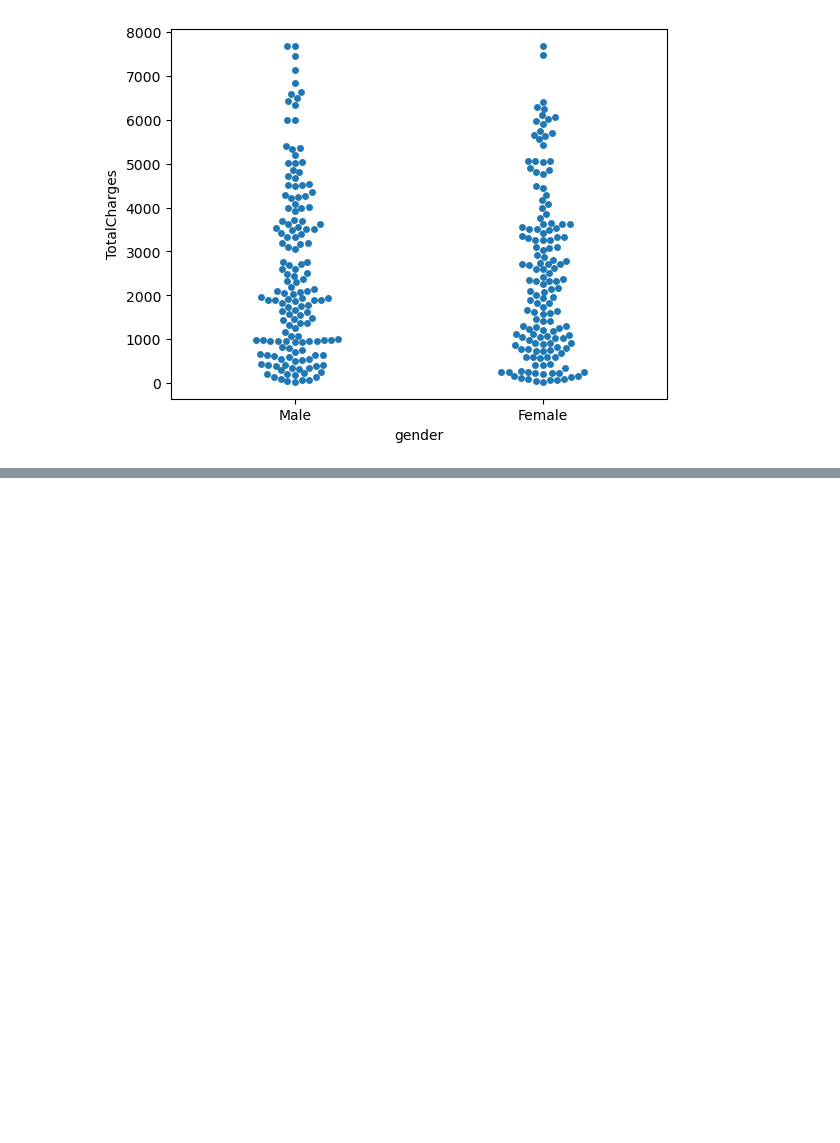
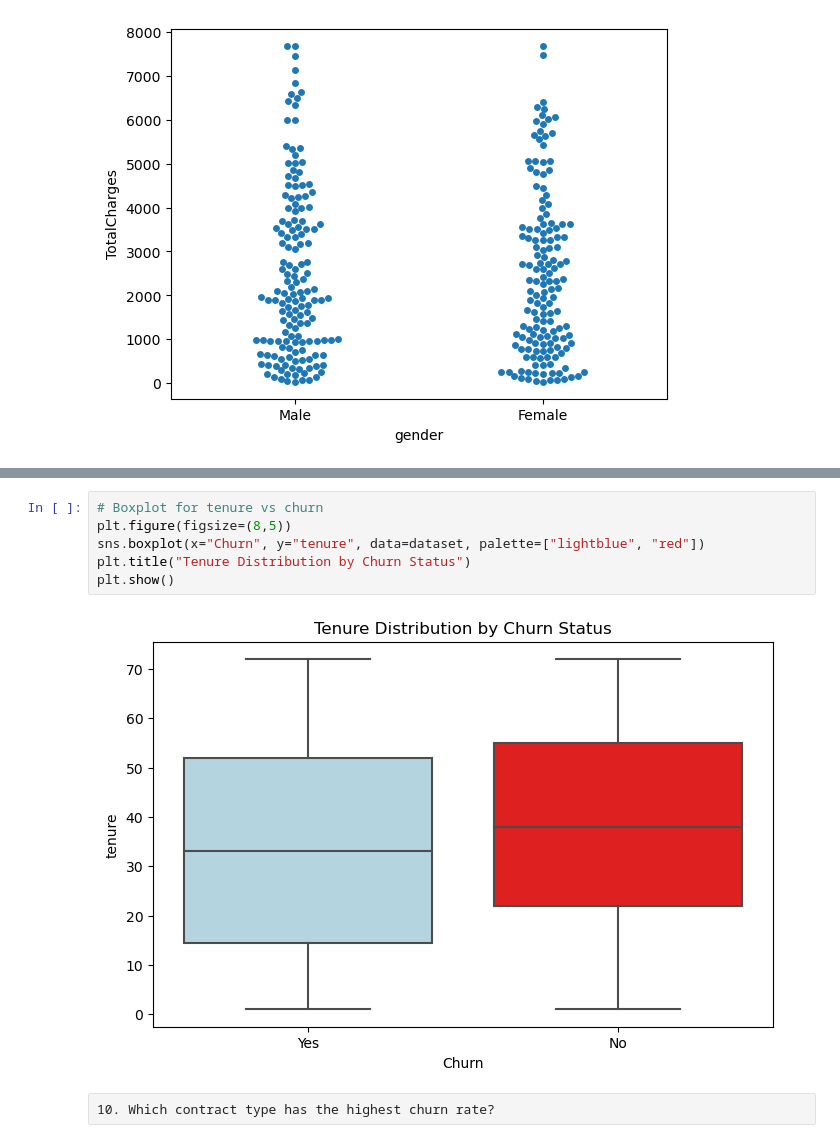
Before and after one commit to anandharishi19347/9.ML-DL_Capstone-Project, a Jupyter notebook: 3.Univariate&Bivariate/1. Exploratory Data Analysis.ipynb, the cells around one changed output, grey strips where cells are left out. Drawn from its saved outputs; the diff is of its cells as text; blank space fills up the shorter version.

```diff
--- a/3.Univariate&Bivariate/1. Exploratory Data Analysis.ipynb
+++ b/3.Univariate&Bivariate/1. Exploratory Data Analysis.ipynb
@@ -161,0 +179,10 @@ plt.show()
+# %%
+# Boxplot for tenure vs churn
+plt.figure(figsize=(8,5))
+sns.boxplot(x="Churn", y="tenure", data=dataset, palette=["lightblue", "red"])
+plt.title("Tenure Distribution by Churn Status")
+plt.show()
+# %% [output]
+[figure, added]
+# %% [raw]
+10. Which contract type has the highest churn rate?
```
Also changed, not shown: parts of 23 cells of this notebook.
